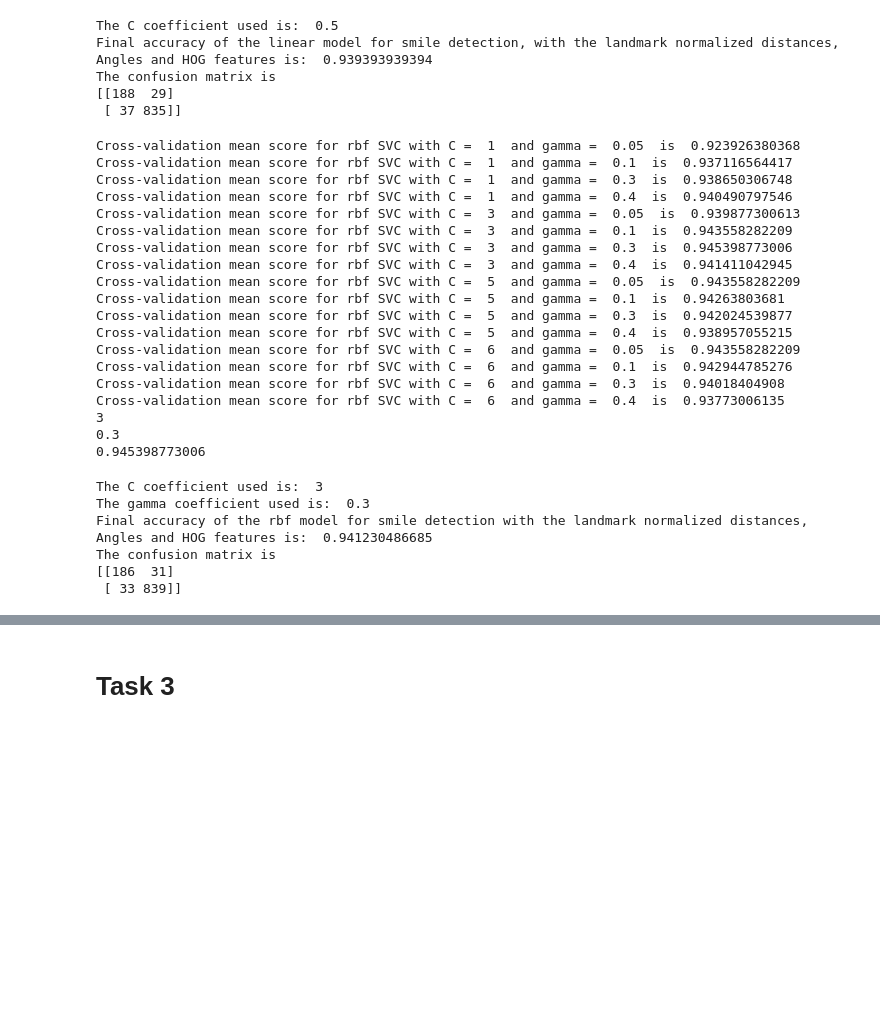
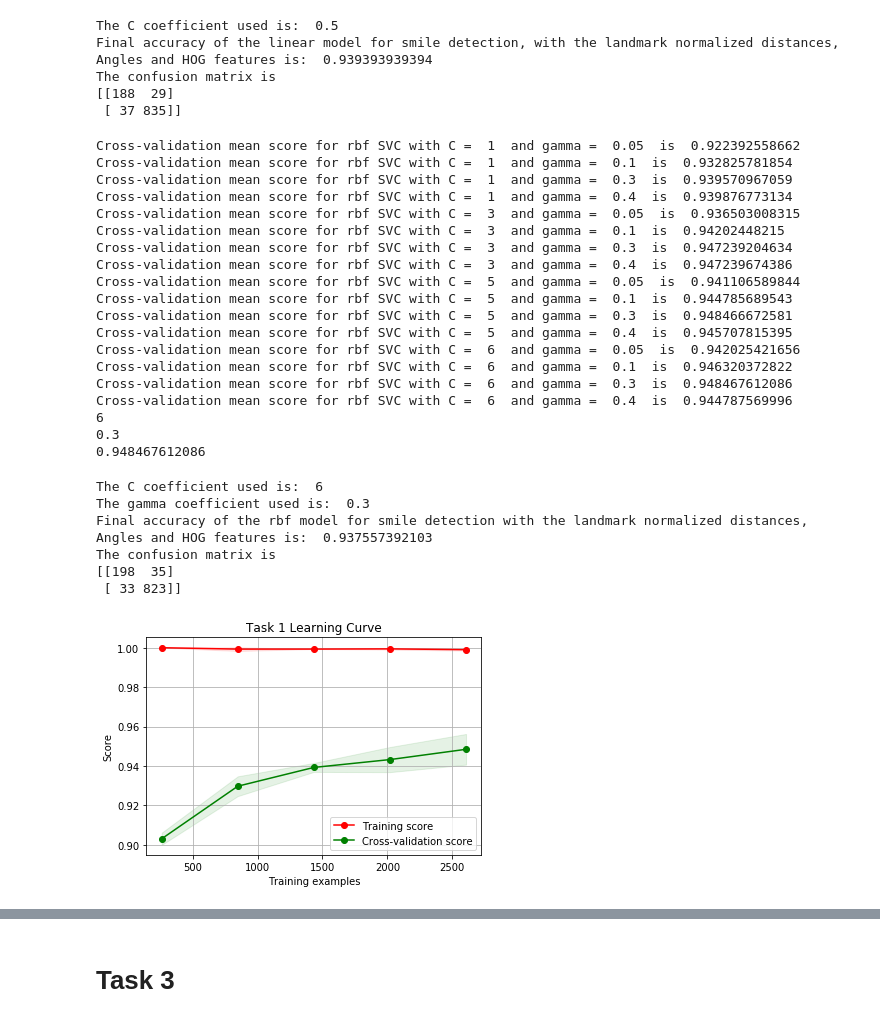
Before and after one commit to ChingisLatifov/AMLSassignment-, a Jupyter notebook: Assignment/Tasks.ipynb, the cells around one changed output, grey strips where cells are left out. Cells and saved outputs as stored; diff of their text form; code cells hidden in the pictures; blank space fills up the shorter version.

```diff
--- a/Assignment/Tasks.ipynb
+++ b/Assignment/Tasks.ipynb
@@ -163,22 +163,21 @@ def run_dlib_shape(image):
     return dlibout, resized_image
 
 def extract_features_labels():
-    """
-    This funtion extracts the landmarks features for all images in the folder 'dataset/celeba'.
-    It also extract the gender label for each image.
-    :return:
-        landmark_features:  an array containing 68 landmark points for each image in which a face was detected
-        gender_labels:      an array containing the gender label (male=0 and female=1) for each image in
-                            which a face was detected
-    """
+
+#     This funtion extracts the landmarks features for all images in the folder 'dataset/celeba'.
+#     It also extract the gender label for each image.
+#     :return:
+#         landmark_features:  an array containing 68 landmark points for each image in which a face was detected
+#         gender_labels:      an array containing the gender label (male=0 and female=1) for each image in
+#                             which a face was detected
+
     image_paths = []
     # Images path extraction in numerical order
     for i in range (1, 5001):
             imgs_path = os.path.join(imgs_dir + str(i) + ".png")
             image_paths.extend(glob.glob(imgs_path))
     #image_paths = [os.path.join(images_dir, l) for l in os.listdir(images_dir)]
-    print("IMAGE PATHS")
-    print(image_paths)
+
     target_size = None
     # Extraction of the labels from the attribute_list.csv
     labels_file = open(labels_filename, 'r')
@@ -189,7 +188,6 @@ def extract_features_labels():
         images_to_keep = []     # List of paths of the images, for which the landmarks are extracted
         images_to_remove = []   # List of paths of the images, for which the landmarks cannot be extracted
         for img_path in image_paths:
-            print(img_path)
             file_name= img_path.split('.')[1].split('/')[-1]
 
             # load image
@@ -305,4 +283,4 @@ This code block deletes the images from the dataset folder
 # %%
-for i in range (0 , len(removeIndex)):
-    os.remove(imageList[removeIndex[i]].image)
+# for i in range (0 , len(removeIndex)):
+#     os.remove(imageList[removeIndex[i]].image)
 print("done")
@@ -1042,25 +992,25 @@ C_smile_rbf_NormDist_Angle_hog, g_smile_NormDist_Angle_hog = svc_rbf_params(np.a
                                                                             [1, 3, 5, 6],
                                                                             [0.05, 0.1, 0.3, 0.4])
 # %% [output]
-Cross-validation mean score for rbf SVC with C =  1  and gamma =  0.05  is  0.923926380368
-Cross-validation mean score for rbf SVC with C =  1  and gamma =  0.1  is  0.937116564417
-Cross-validation mean score for rbf SVC with C =  1  and gamma =  0.3  is  0.938650306748
-Cross-validation mean score for rbf SVC with C =  1  and gamma =  0.4  is  0.940490797546
-Cross-validation mean score for rbf SVC with C =  3  and gamma =  0.05  is  0.939877300613
-Cross-validation mean score for rbf SVC with C =  3  and gamma =  0.1  is  0.943558282209
-Cross-validation mean score for rbf SVC with C =  3  and gamma =  0.3  is  0.945398773006
-Cross-validation mean score for rbf SVC with C =  3  and gamma =  0.4  is  0.941411042945
-Cross-validation mean score for rbf SVC with C =  5  and gamma =  0.05  is  0.943558282209
-Cross-validation mean score for rbf SVC with C =  5  and gamma =  0.1  is  0.94263803681
-Cross-validation mean score for rbf SVC with C =  5  and gamma =  0.3  is  0.942024539877
-Cross-validation mean score for rbf SVC with C =  5  and gamma =  0.4  is  0.938957055215
-Cross-validation mean score for rbf SVC with C =  6  and gamma =  0.05  is  0.943558282209
-Cross-validation mean score for rbf SVC with C =  6  and gamma =  0.1  is  0.942944785276
-Cross-validation mean score for rbf SVC with C =  6  and gamma =  0.3  is  0.94018404908
-Cross-validation mean score for rbf SVC with C =  6  and gamma =  0.4  is  0.93773006135
-3
+Cross-validation mean score for rbf SVC with C =  1  and gamma =  0.05  is  0.922392558662
+Cross-validation mean score for rbf SVC with C =  1  and gamma =  0.1  is  0.932825781854
+Cross-validation mean score for rbf SVC with C =  1  and gamma =  0.3  is  0.939570967059
+Cross-validation mean score for rbf SVC with C =  1  and gamma =  0.4  is  0.939876773134
+Cross-validation mean score for rbf SVC with C =  3  and gamma =  0.05  is  0.936503008315
+Cross-validation mean score for rbf SVC with C =  3  and gamma =  0.1  is  0.94202448215
+Cross-validation mean score for rbf SVC with C =  3  and gamma =  0.3  is  0.947239204634
+Cross-validation mean score for rbf SVC with C =  3  and gamma =  0.4  is  0.947239674386
+Cross-validation mean score for rbf SVC with C =  5  and gamma =  0.05  is  0.941106589844
+Cross-validation mean score for rbf SVC with C =  5  and gamma =  0.1  is  0.944785689543
+Cross-validation mean score for rbf SVC with C =  5  and gamma =  0.3  is  0.948466672581
+Cross-validation mean score for rbf SVC with C =  5  and gamma =  0.4  is  0.945707815395
+Cross-validation mean score for rbf SVC with C =  6  and gamma =  0.05  is  0.942025421656
+Cross-validation mean score for rbf SVC with C =  6  and gamma =  0.1  is  0.946320372822
+Cross-validation mean score for rbf SVC with C =  6  and gamma =  0.3  is  0.948467612086
+Cross-validation mean score for rbf SVC with C =  6  and gamma =  0.4  is  0.944787569996
+6
 0.3
-0.945398773006
+0.948467612086
 # %%
 print("The C coefficient used is: ", C_smile_rbf_NormDist_Angle_hog)
 print("The gamma coefficient used is: ", g_smile_NormDist_Angle_hog)
@@ -1080,12 +1030,12 @@ print("Final accuracy of the rbf model for smile detection with the landmark nor
 print("The confusion matrix is")
 print(confusion_matrix( np.asarray(test_smiling), smile_pred))
 # %% [output]
-The C coefficient used is:  3
+The C coefficient used is:  6
 The gamma coefficient used is:  0.3
-Final accuracy of the rbf model for smile detection with the landmark normalized distances, Angles and HOG features is:  0.941230486685
+Final accuracy of the rbf model for smile detection with the landmark normalized distances, Angles and HOG features is:  0.937557392103
 The confusion matrix is
-[[186  31]
- [ 33 839]]
+[[198  35]
+ [ 33 823]]
 # %%
 with open('task_1.csv', 'w') as csvfile:
     filewriter = csv.writer(csvfile, delimiter=',',
@@ -1098,7 +1048,9 @@ with open('task_1.csv', 'w') as csvfile:
 # %%
 smile_plot = plot_learning_curve(svc_smile_rbf_NormDist_Angle_hog_plot, 'Task 1 Learning Curve',
                                  np.asarray(train_NormDist_Angle_hog), np.asarray(train_smiling),
                                  ylim=None, cv=5,
-                                 n_jobs=None, train_sizes=np.linspace(.1, 1.0, 5)):
+                                 n_jobs=None, train_sizes=np.linspace(.1, 1.0, 5))
+# %% [output]
+[figure, added]
 # %%
 n_smile = mlp_params([100, 200, 300], np.asarray(train_img_toProcess), np.asarray(train_smiling))
```
Also changed, not shown: parts of 93 cells of this notebook, 6 other files.
